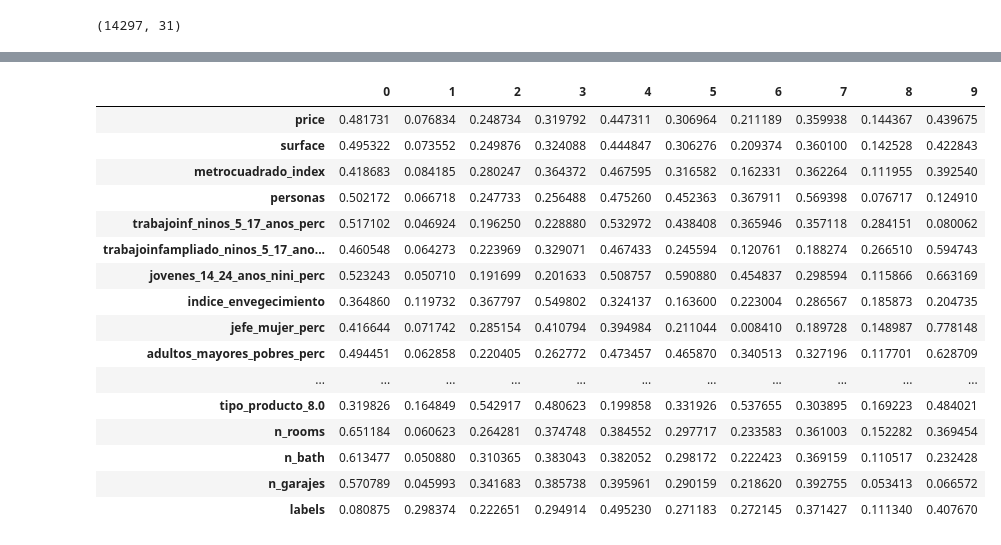
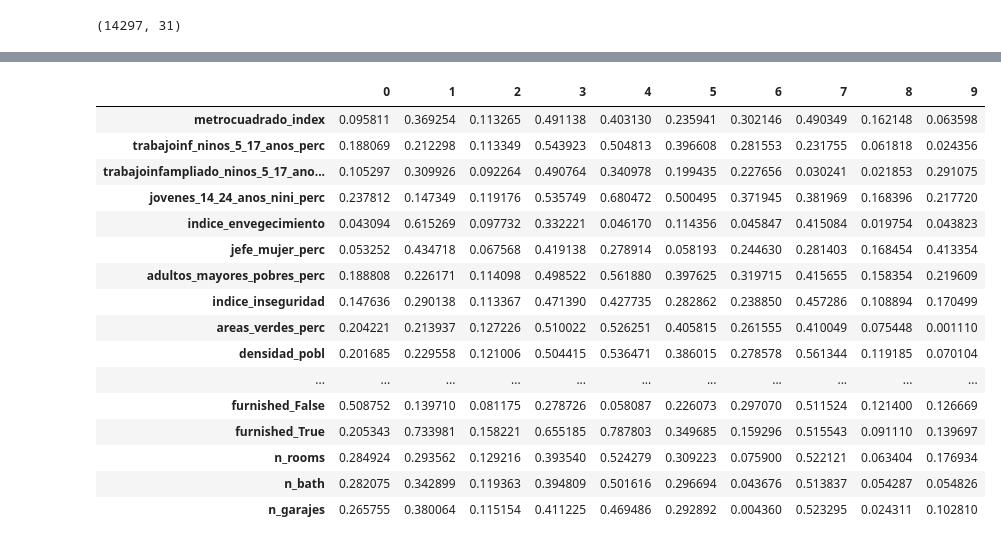
Before and after one commit to JavierSantibanez1/Tarea1_DSLab_Grupo11, a Jupyter notebook: tarea 1/P1_unificada.ipynb, the cells around one changed output, grey strips where cells are left out. Drawn from its saved outputs; the diff is of its cells as text; code cells hidden in the pictures.

```diff
--- a/tarea 1/P1_unificada.ipynb
+++ b/tarea 1/P1_unificada.ipynb
@@ -619,11 +619,11 @@ property_info = ['price',
 
 location_info = ["location", "price by m2", "surface", "UPlCodigo"]
 
-numerical_info = [  'price',
-                    'surface',
+numerical_info = [  #'price',
+                    #'surface',
                     'metrocuadrado_index',
                     #'price_by_m2',
-                    'personas',
+                    #'personas',
                     #'UPlArea',
                     'trabajoinf_ninos_5_17_anos_perc',
                     'trabajoinfampliado_ninos_5_17_anos_perc',
@@ -643,7 +643,10 @@ ordinal_cat = [['NA','0','1','2','3','4','5','5+'],
                ['NA','0','1','2','3','4','5','5+'],
                ['NA','0','1','2','3','4','4+'],]
 
-other_info = [  'price_by_m2',
+other_info = [  'surface',
+                'price',
+                'price_by_m2',
+                'personas',
                 'details',
                 'url',
                 'UPlTipo',
@@ -651,9 +654,10 @@ other_info = [  'price_by_m2',
                 'UPlNombre2',
                 'upz',
                 'location',
-                 'nomupz',
-                 'UPlArea',
-                 'UPZ_Codigo']
+                'nomupz',
+                'UPlArea',
+                'UPZ_Codigo',
+                'property_type']
 
 categorical_info = list(set(df_STD.columns) - set(numerical_info) -set(ordinal_info) - set(other_info))
 # %%
@@ -1213,0 +1247,4 @@ array([-0.04866258, -0.64599475,  0.65224631, -0.35482819,  0.68762517,
+# %%
+new_cols = list(df_tf.columns)
+new_cols.pop(len(df_tf.columns)-1)
+new_cols
@@ -1214,23 +1269,23 @@ array([-0.04866258, -0.64599475,  0.65224631, -0.35482819,  0.68762517,
 # %%
-pca_10 = pd.DataFrame(coef, index=df_tf.columns).abs()
+pca_10 = pd.DataFrame(coef, index=new_cols).abs()
 pca_10
 # %% [output]
 |  | 0 | 1 | 2 | 3 | 4 | 5 | 6 | 7 | 8 | 9 |
-| price | 0.481731 | 0.076834 | 0.248734 | 0.319792 | 0.447311 | 0.306964 | 0.211189 | 0.359938 | 0.144367 | 0.439675 |
-| surface | 0.495322 | 0.073552 | 0.249876 | 0.324088 | 0.444847 | 0.306276 | 0.209374 | 0.360100 | 0.142528 | 0.422843 |
-| metrocuadrado_index | 0.418683 | 0.084185 | 0.280247 | 0.364372 | 0.467595 | 0.316582 | 0.162331 | 0.362264 | 0.111955 | 0.392540 |
-| personas | 0.502172 | 0.066718 | 0.247733 | 0.256488 | 0.475260 | 0.452363 | 0.367911 | 0.569398 | 0.076717 | 0.124910 |
-| trabajoinf_ninos_5_17_anos_perc | 0.517102 | 0.046924 | 0.196250 | 0.228880 | 0.532972 | 0.438408 | 0.365946 | 0.357118 | 0.284151 | 0.080062 |
-| trabajoinfampliado_ninos_5_17_ano... | 0.460548 | 0.064273 | 0.223969 | 0.329071 | 0.467433 | 0.245594 | 0.120761 | 0.188274 | 0.266510 | 0.594743 |
-| jovenes_14_24_anos_nini_perc | 0.523243 | 0.050710 | 0.191699 | 0.201633 | 0.508757 | 0.590880 | 0.454837 | 0.298594 | 0.115866 | 0.663169 |
-| indice_envegecimiento | 0.364860 | 0.119732 | 0.367797 | 0.549802 | 0.324137 | 0.163600 | 0.223004 | 0.286567 | 0.185873 | 0.204735 |
-| jefe_mujer_perc | 0.416644 | 0.071742 | 0.285154 | 0.410794 | 0.394984 | 0.211044 | 0.008410 | 0.189728 | 0.148987 | 0.778148 |
-| adultos_mayores_pobres_perc | 0.494451 | 0.062858 | 0.220405 | 0.262772 | 0.473457 | 0.465870 | 0.340513 | 0.327196 | 0.117701 | 0.628709 |
+| metrocuadrado_index | 0.095811 | 0.369254 | 0.113265 | 0.491138 | 0.403130 | 0.235941 | 0.302146 | 0.490349 | 0.162148 | 0.063598 |
+| trabajoinf_ninos_5_17_anos_perc | 0.188069 | 0.212298 | 0.113349 | 0.543923 | 0.504813 | 0.396608 | 0.281553 | 0.231755 | 0.061818 | 0.024356 |
+| trabajoinfampliado_ninos_5_17_ano... | 0.105297 | 0.309926 | 0.092264 | 0.490764 | 0.340978 | 0.199435 | 0.227656 | 0.030241 | 0.021853 | 0.291075 |
+| jovenes_14_24_anos_nini_perc | 0.237812 | 0.147349 | 0.119176 | 0.535749 | 0.680472 | 0.500495 | 0.371945 | 0.381969 | 0.168396 | 0.217720 |
+| indice_envegecimiento | 0.043094 | 0.615269 | 0.097732 | 0.332221 | 0.046170 | 0.114356 | 0.045847 | 0.415084 | 0.019754 | 0.043823 |
+| jefe_mujer_perc | 0.053252 | 0.434718 | 0.067568 | 0.419138 | 0.278914 | 0.058193 | 0.244630 | 0.281403 | 0.168454 | 0.413354 |
+| adultos_mayores_pobres_perc | 0.188808 | 0.226171 | 0.114098 | 0.498522 | 0.561880 | 0.397625 | 0.319715 | 0.415655 | 0.158354 | 0.219609 |
+| indice_inseguridad | 0.147636 | 0.290138 | 0.113367 | 0.471390 | 0.427735 | 0.282862 | 0.238850 | 0.457286 | 0.108894 | 0.170499 |
+| areas_verdes_perc | 0.204221 | 0.213937 | 0.127226 | 0.510022 | 0.526251 | 0.405815 | 0.261555 | 0.410049 | 0.075448 | 0.001110 |
+| densidad_pobl | 0.201685 | 0.229558 | 0.121006 | 0.504415 | 0.536471 | 0.386015 | 0.278578 | 0.561344 | 0.119185 | 0.070104 |
 | ... | ... | ... | ... | ... | ... | ... | ... | ... | ... | ... |
-| tipo_producto_8.0 | 0.319826 | 0.164849 | 0.542917 | 0.480623 | 0.199858 | 0.331926 | 0.537655 | 0.303895 | 0.169223 | 0.484021 |
-| n_rooms | 0.651184 | 0.060623 | 0.264281 | 0.374748 | 0.384552 | 0.297717 | 0.233583 | 0.361003 | 0.152282 | 0.369454 |
-| n_bath | 0.613477 | 0.050880 | 0.310365 | 0.383043 | 0.382052 | 0.298172 | 0.222423 | 0.369159 | 0.110517 | 0.232428 |
-| n_garajes | 0.570789 | 0.045993 | 0.341683 | 0.385738 | 0.395961 | 0.290159 | 0.218620 | 0.392755 | 0.053413 | 0.066572 |
-| labels | 0.080875 | 0.298374 | 0.222651 | 0.294914 | 0.495230 | 0.271183 | 0.272145 | 0.371427 | 0.111340 | 0.407670 |
+| furnished_False | 0.508752 | 0.139710 | 0.081175 | 0.278726 | 0.058087 | 0.226073 | 0.297070 | 0.511524 | 0.121400 | 0.126669 |
+| furnished_True | 0.205343 | 0.733981 | 0.158221 | 0.655185 | 0.787803 | 0.349685 | 0.159296 | 0.515543 | 0.091110 | 0.139697 |
+| n_rooms | 0.284924 | 0.293562 | 0.129216 | 0.393540 | 0.524279 | 0.309223 | 0.075900 | 0.522121 | 0.063404 | 0.176934 |
+| n_bath | 0.282075 | 0.342899 | 0.119363 | 0.394809 | 0.501616 | 0.296694 | 0.043676 | 0.513837 | 0.054287 | 0.054826 |
+| n_garajes | 0.265755 | 0.380064 | 0.115154 | 0.411225 | 0.469486 | 0.292892 | 0.004360 | 0.523295 | 0.024311 | 0.102810 |
 # %%
 pca_10.idxmax()
```
Also changed, not shown: parts of 30 cells of this notebook, 1 other file.
